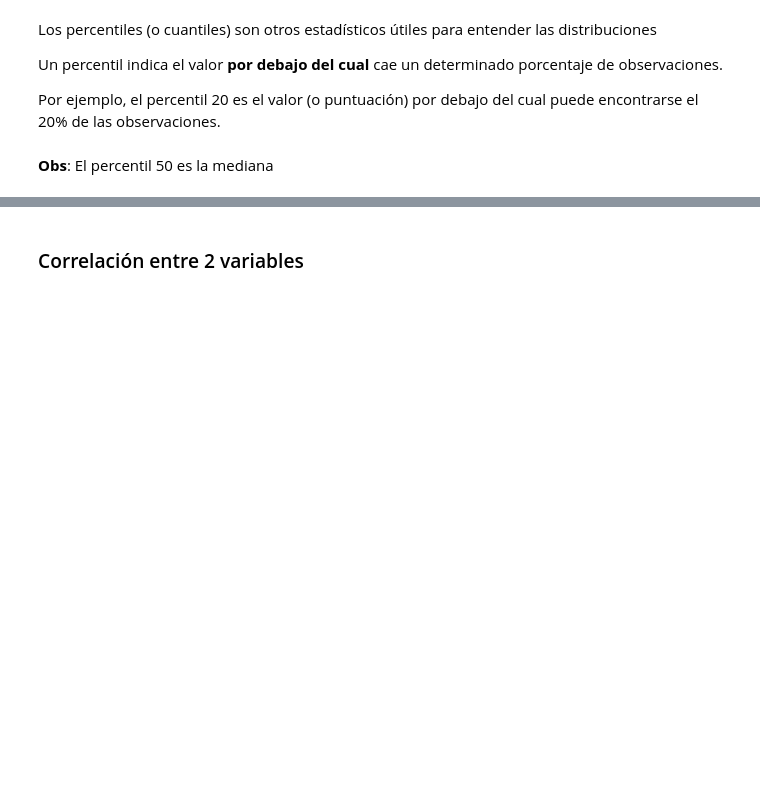
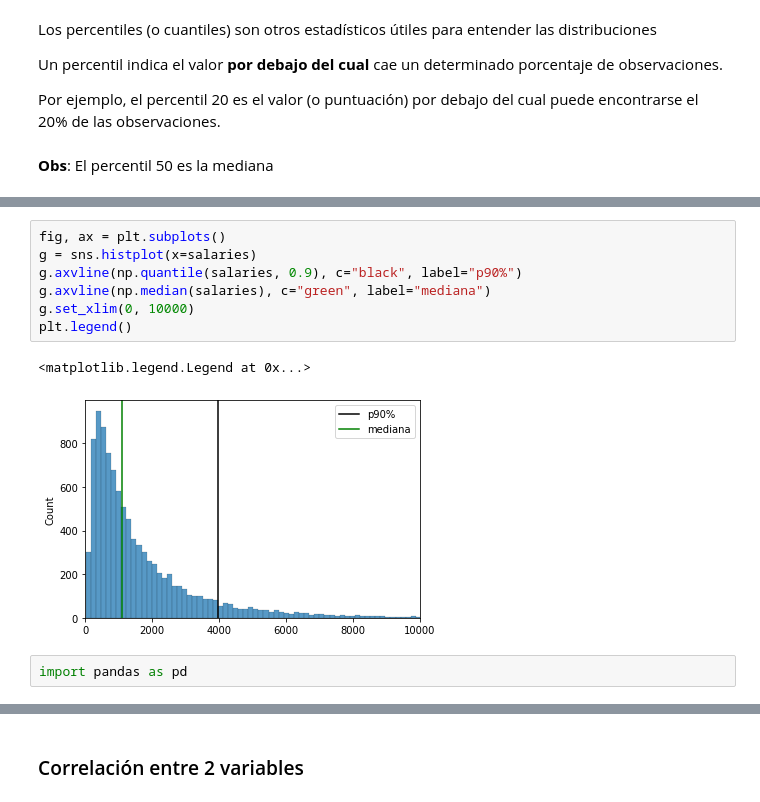
Before and after one commit to sheriffff/teaching_ibm_skillup_data_analytics2022, a Jupyter notebook: esp/02.stats.ipynb, the cells around one changed output, grey strips where cells are left out. Cells and saved outputs as stored; diff of their text form; blank space fills up the shorter version.

```diff
--- a/esp/02.stats.ipynb
+++ b/esp/02.stats.ipynb
@@ -298,0 +385,12 @@ np.quantile(salaries, 0.9).round(1)
+# %%
+fig, ax = plt.subplots()
+g = sns.histplot(x=salaries)
+g.axvline(np.quantile(salaries, 0.9), c="black", label="p90%")
+g.axvline(np.median(salaries), c="green", label="mediana")
+g.set_xlim(0, 10000)
+plt.legend()
+# %% [output]
+<matplotlib.legend.Legend at 0x...>
+[figure, added]
+# %%
+import pandas as pd
```
Also changed, not shown: parts of 58 cells of this notebook.
